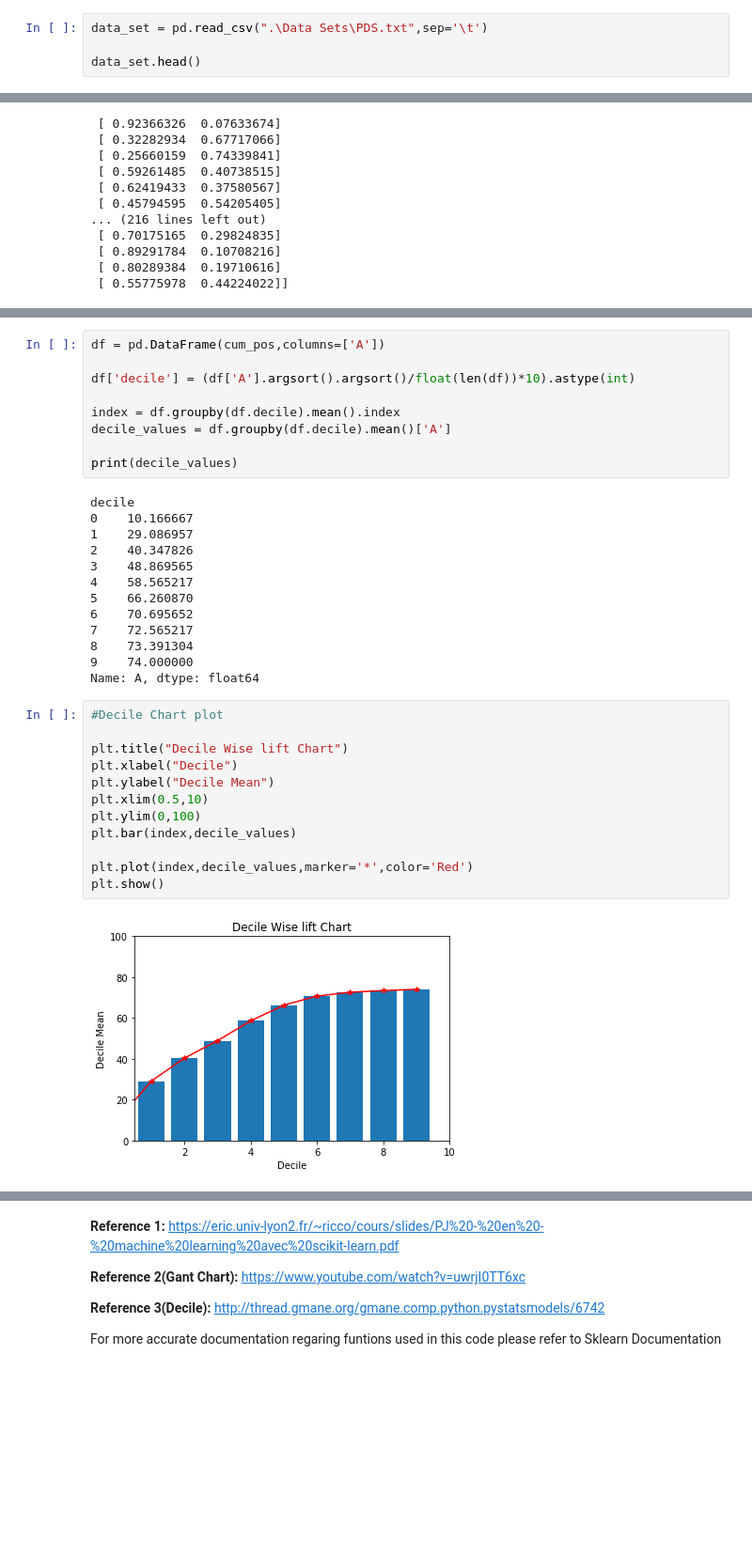
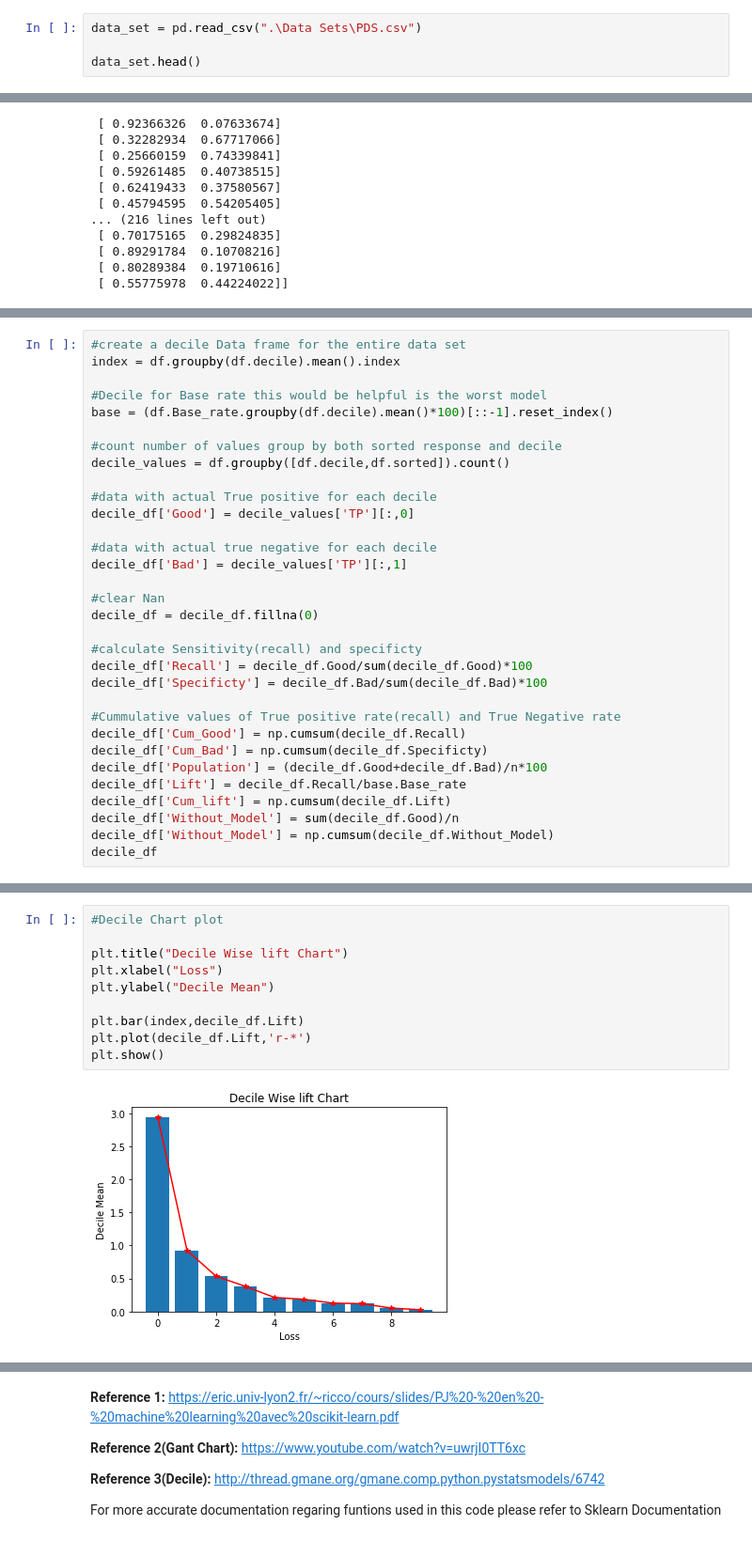
Before and after one commit to Chetanimravan/-Evaluation-Metrics, a Jupyter notebook: 01 - Confusion Metrics & Gain and Lift Chart.ipynb, the cells around one changed output, grey strips where cells are left out. Shown at 94% size. Saved outputs shown, nothing was run; the diff lists cells and outputs as text; blank space fills up the shorter version.

```diff
--- a/01 - Confusion Metrics & Gain and Lift Chart.ipynb
+++ b/01 - Confusion Metrics & Gain and Lift Chart.ipynb
@@ -15,7 +15,7 @@ from matplotlib import pyplot as plt
 
 %matplotlib inline
 # %%
-data_set = pd.read_csv(".\Data Sets\PDS.txt",sep='\t')
+data_set = pd.read_csv(".\Data Sets\PDS.csv")
 
 data_set.head()
 # %% [output]
@@ -235,0 +234,32 @@ lift = cum_pos/np.arange(1,n+1)
+# %%
+#create a decile Data frame for the entire data set
+index = df.groupby(df.decile).mean().index
+
+#Decile for Base rate this would be helpful is the worst model
+base = (df.Base_rate.groupby(df.decile).mean()*100)[::-1].reset_index()
+
+#count number of values group by both sorted response and decile
+decile_values = df.groupby([df.decile,df.sorted]).count()
+
+#data with actual True positive for each decile
+decile_df['Good'] = decile_values['TP'][:,0]
+
+#data with actual true negative for each decile
+decile_df['Bad'] = decile_values['TP'][:,1]
+
+#clear Nan
+decile_df = decile_df.fillna(0)
+
+#calculate Sensitivity(recall) and specificty
+decile_df['Recall'] = decile_df.Good/sum(decile_df.Good)*100
+decile_df['Specificty'] = decile_df.Bad/sum(decile_df.Bad)*100
+
+#Cummulative values of True positive rate(recall) and True Negative rate
+decile_df['Cum_Good'] = np.cumsum(decile_df.Recall)
+decile_df['Cum_Bad'] = np.cumsum(decile_df.Specificty)
+decile_df['Population'] = (decile_df.Good+decile_df.Bad)/n*100
+decile_df['Lift'] = decile_df.Recall/base.Base_rate
+decile_df['Cum_lift'] = np.cumsum(decile_df.Lift)
+decile_df['Without_Model'] = sum(decile_df.Good)/n
+decile_df['Without_Model'] = np.cumsum(decile_df.Without_Model)
+decile_df
@@ -266,37 +313,13 @@ plt.show()
-# %%
-df = pd.DataFrame(cum_pos,columns=['A'])
-
-df['decile'] = (df['A'].argsort().argsort()/float(len(df))*10).astype(int)
-
-index = df.groupby(df.decile).mean().index
-decile_values = df.groupby(df.decile).mean()['A']
-
-print(decile_values)
-# %% [output]
-decile
-0    10.166667
-1    29.086957
-2    40.347826
-3    48.869565
-4    58.565217
-5    66.260870
-6    70.695652
-7    72.565217
-8    73.391304
-9    74.000000
-Name: A, dtype: float64
 # %%
 #Decile Chart plot
 
 plt.title("Decile Wise lift Chart")
-plt.xlabel("Decile")
+plt.xlabel("Loss")
 plt.ylabel("Decile Mean")
-plt.xlim(0.5,10)
-plt.ylim(0,100)
-plt.bar(index,decile_values)
 
-plt.plot(index,decile_values,marker='*',color='Red')
+plt.bar(index,decile_df.Lift)
+plt.plot(decile_df.Lift,'r-*')
 plt.show()
 # %% [output]
-[figure, old version]
+[figure, new version]
 # %%
```
Also changed, not shown: parts of 12 cells of this notebook, 1 other file.
